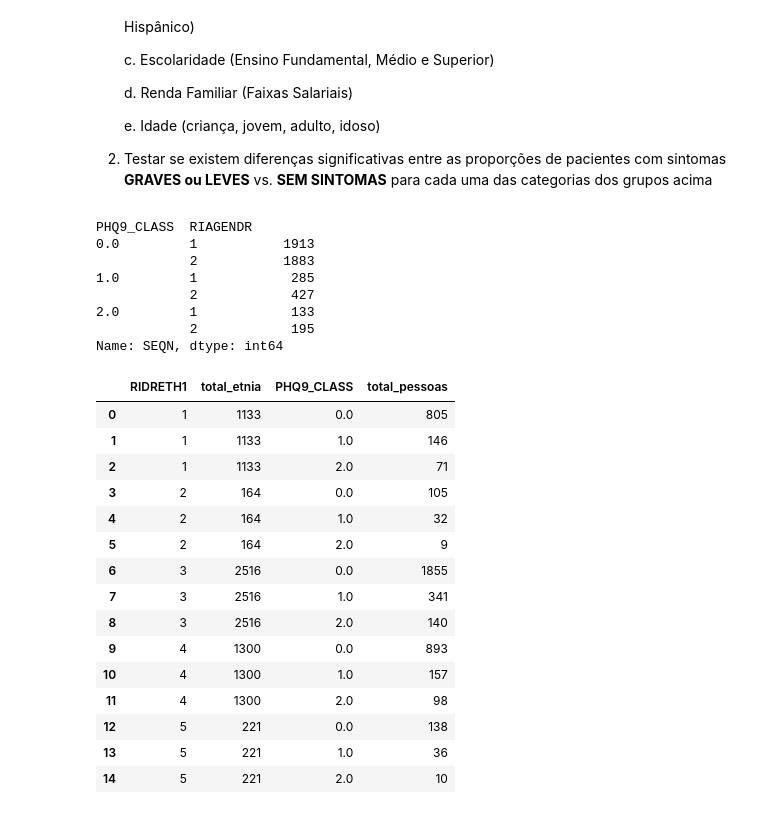
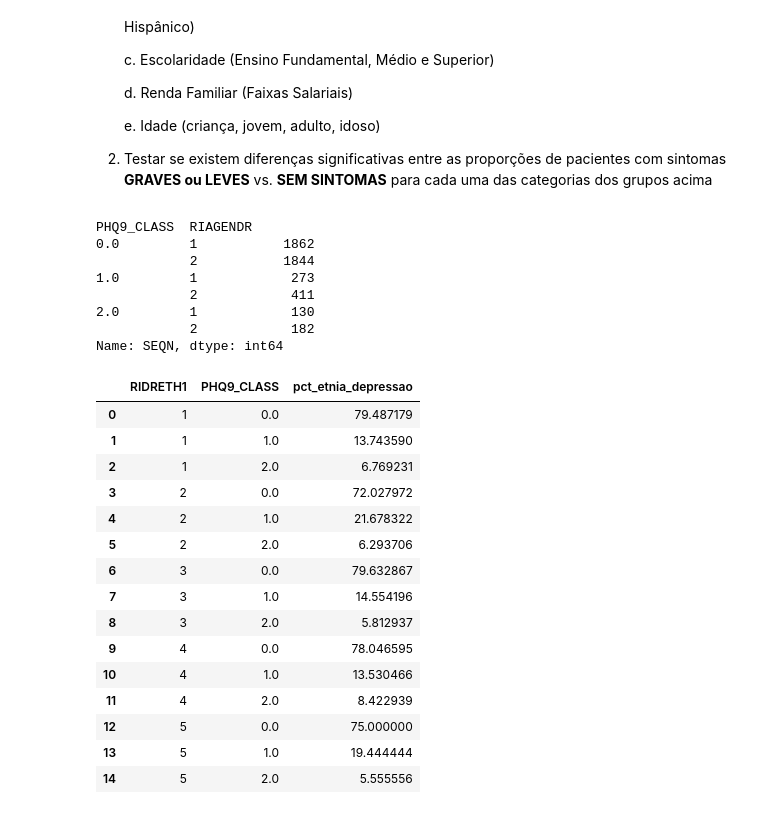
Before and after one commit to LuizAlbino/nhnes-data-project, a Jupyter notebook: main-notebook.ipynb, the cells around one changed output. Cells and saved outputs as stored; diff of their text form; code cells hidden in the pictures.

```diff
--- a/main-notebook.ipynb
+++ b/main-notebook.ipynb
@@ -224,7 +225,7 @@ def mapa_valores(x):
 # %%
 df_join['PHQ9_CLASS'] = df_join['PHQ9'].map(lambda x: mapa_valores(x))
 
-df_final = df_join.reset_index()
+df_final = df_join.reset_index().dropna()
 # %% [markdown]
 <h2> Análise univariada: </h2>
 
@@ -249,43 +250,45 @@ df_gender = df_final.groupby(['PHQ9_CLASS', 'RIAGENDR'])['SEQN'].count()
 df_gender
 # %% [output]
 PHQ9_CLASS  RIAGENDR
-0.0         1           1913
-            2           1883
-1.0         1            285
-            2            427
-2.0         1            133
-            2            195
+0.0         1           1862
+            2           1844
+1.0         1            273
+            2            411
+2.0         1            130
+            2            182
 Name: SEQN, dtype: int64
 # %%
 #Por etnia
 
 #1 = Branco não hispânico
 #2 = Negro não hispânico
 #3 = Mexicano americano
 #4 = Outro
 #5 = Outro - Hispânic
 
 df_ethnicity = df_final.groupby(['RIDRETH1']).size().reset_index(name='total_etnia')
 
 df_ethnicity_phq9_class = df_final.groupby(['PHQ9_CLASS', 'RIDRETH1']).size().reset_index(name='total_pessoas')
 
 df_ethnicity = pd.merge(df_ethnicity, df_ethnicity_phq9_class, on=['RIDRETH1','RIDRETH1'])
 
-df_ethnicity
+df_ethnicity['pct_etnia_depressao'] = df_ethnicity['total_pessoas'] * 100/df_ethnicity['total_etnia']
+
+df_ethnicity[['RIDRETH1','PHQ9_CLASS','pct_etnia_depressao']]
 # %% [output]
-|  | RIDRETH1 | total_etnia | PHQ9_CLASS | total_pessoas |
-| 0 | 1 | 1133 | 0.0 | 805 |
-| 1 | 1 | 1133 | 1.0 | 146 |
-| 2 | 1 | 1133 | 2.0 | 71 |
-| 3 | 2 | 164 | 0.0 | 105 |
-| 4 | 2 | 164 | 1.0 | 32 |
-| 5 | 2 | 164 | 2.0 | 9 |
-| 6 | 3 | 2516 | 0.0 | 1855 |
-| 7 | 3 | 2516 | 1.0 | 341 |
-| 8 | 3 | 2516 | 2.0 | 140 |
-| 9 | 4 | 1300 | 0.0 | 893 |
-| 10 | 4 | 1300 | 1.0 | 157 |
-| 11 | 4 | 1300 | 2.0 | 98 |
-| 12 | 5 | 221 | 0.0 | 138 |
-| 13 | 5 | 221 | 1.0 | 36 |
-| 14 | 5 | 221 | 2.0 | 10 |
+|  | RIDRETH1 | PHQ9_CLASS | pct_etnia_depressao |
+| 0 | 1 | 0.0 | 79.487179 |
+| 1 | 1 | 1.0 | 13.743590 |
+| 2 | 1 | 2.0 | 6.769231 |
+| 3 | 2 | 0.0 | 72.027972 |
+| 4 | 2 | 1.0 | 21.678322 |
+| 5 | 2 | 2.0 | 6.293706 |
+| 6 | 3 | 0.0 | 79.632867 |
+| 7 | 3 | 1.0 | 14.554196 |
+| 8 | 3 | 2.0 | 5.812937 |
+| 9 | 4 | 0.0 | 78.046595 |
+| 10 | 4 | 1.0 | 13.530466 |
+| 11 | 4 | 2.0 | 8.422939 |
+| 12 | 5 | 0.0 | 75.000000 |
+| 13 | 5 | 1.0 | 19.444444 |
+| 14 | 5 | 2.0 | 5.555556 |
```
Also changed, not shown: parts of 3 cells of this notebook.
